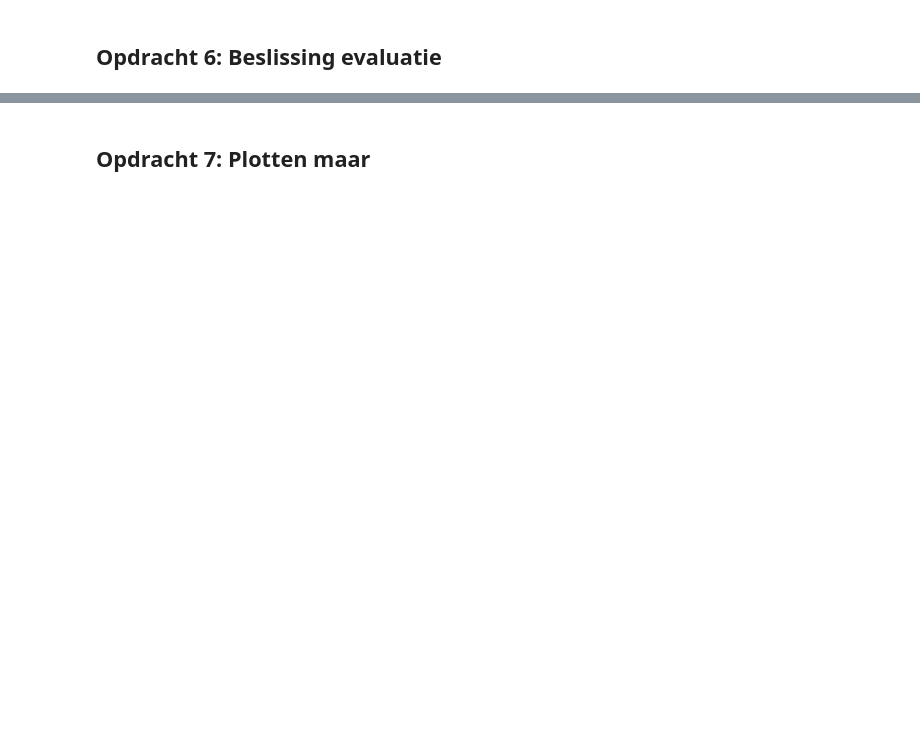
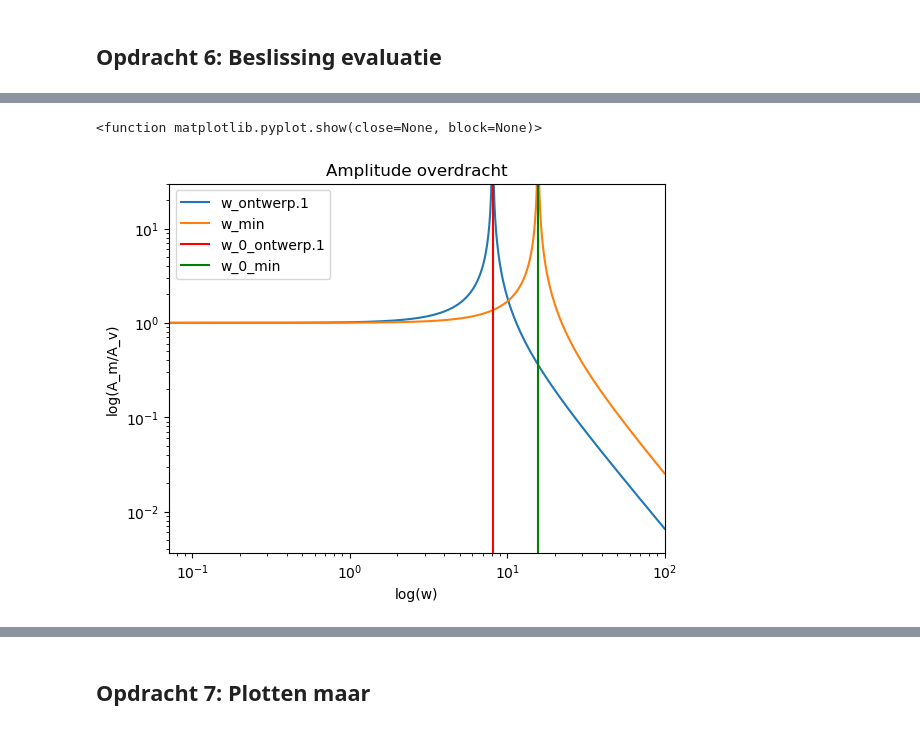
Before and after one commit to jpk274/opdrachten-DEF-D, a Jupyter notebook: FysiekeOntwerpopdrachten/5MaakEenOpstellingTrillingsvrij/Ontwerpopdracht5MaakEenOpstellingTrillingsvrijInvulTemplate.ipynb, the cells around one changed output, grey strips where cells are left out. Drawn from its saved outputs; the diff is of its cells as text; code cells hidden in the pictures; blank space fills up the shorter version.

```diff
--- a/FysiekeOntwerpopdrachten/5MaakEenOpstellingTrillingsvrij/Ontwerpopdracht5MaakEenOpstellingTrillingsvrijInvulTemplate.ipynb
+++ b/FysiekeOntwerpopdrachten/5MaakEenOpstellingTrillingsvrij/Ontwerpopdracht5MaakEenOpstellingTrillingsvrijInvulTemplate.ipynb
@@ -112,0 +220,21 @@ Als je hier negatief geantwoord hebt, kopieer onder deze cel dan alle cellen van
+# %%
+delta_x_gemeten_2=0.15
+w_0_gemeten_2=np.sqrt(g/delta_x_gemeten_2)
+def func_gemeten_2(x):
+    return 1/(1-((x**2)/(w_0_gemeten_2**2)))
+
+
+plt.loglog(w,np.abs(func_gemeten_2(w)),label="w_ontwerp.1")
+plt.loglog(w,np.abs(func(w)),label="w_min")
+plt.ylim(0,30)
+plt.xlim(0,100)
+plt.title('Amplitude overdracht')
+plt.xlabel("log(w)")
+plt.ylabel("log(A_m/A_v)")
+plt.axvline(x=w_0_gemeten_2,color="red",label="w_0_ontwerp.1")
+plt.axvline(x=w_0,color="green",label="w_0_min")
+plt.legend()
+plt.show
+# %% [output]
+<function matplotlib.pyplot.show(close=None, block=None)>
+[figure, added]
```
Also changed, not shown: parts of 22 cells of this notebook, 8 other files.
